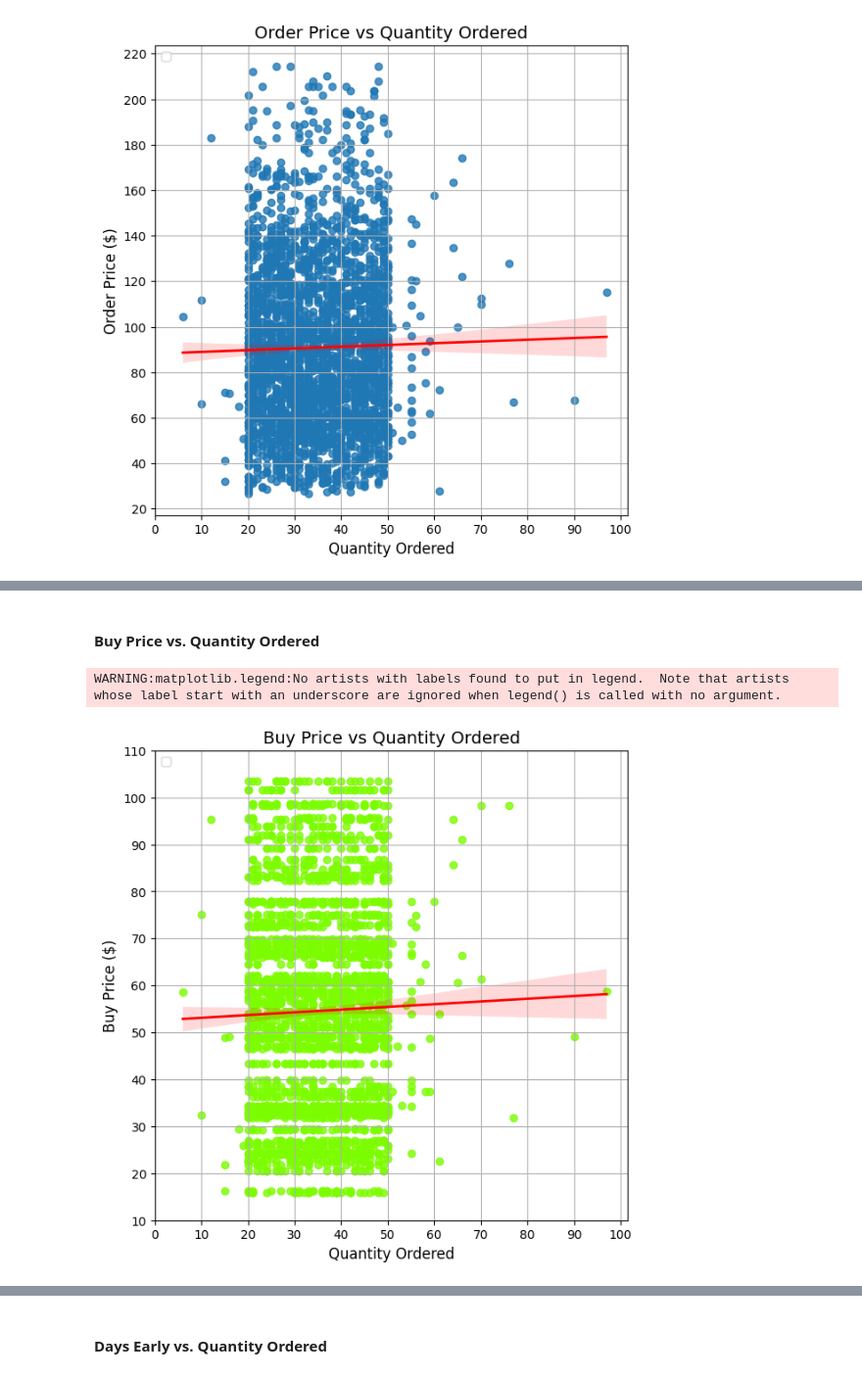
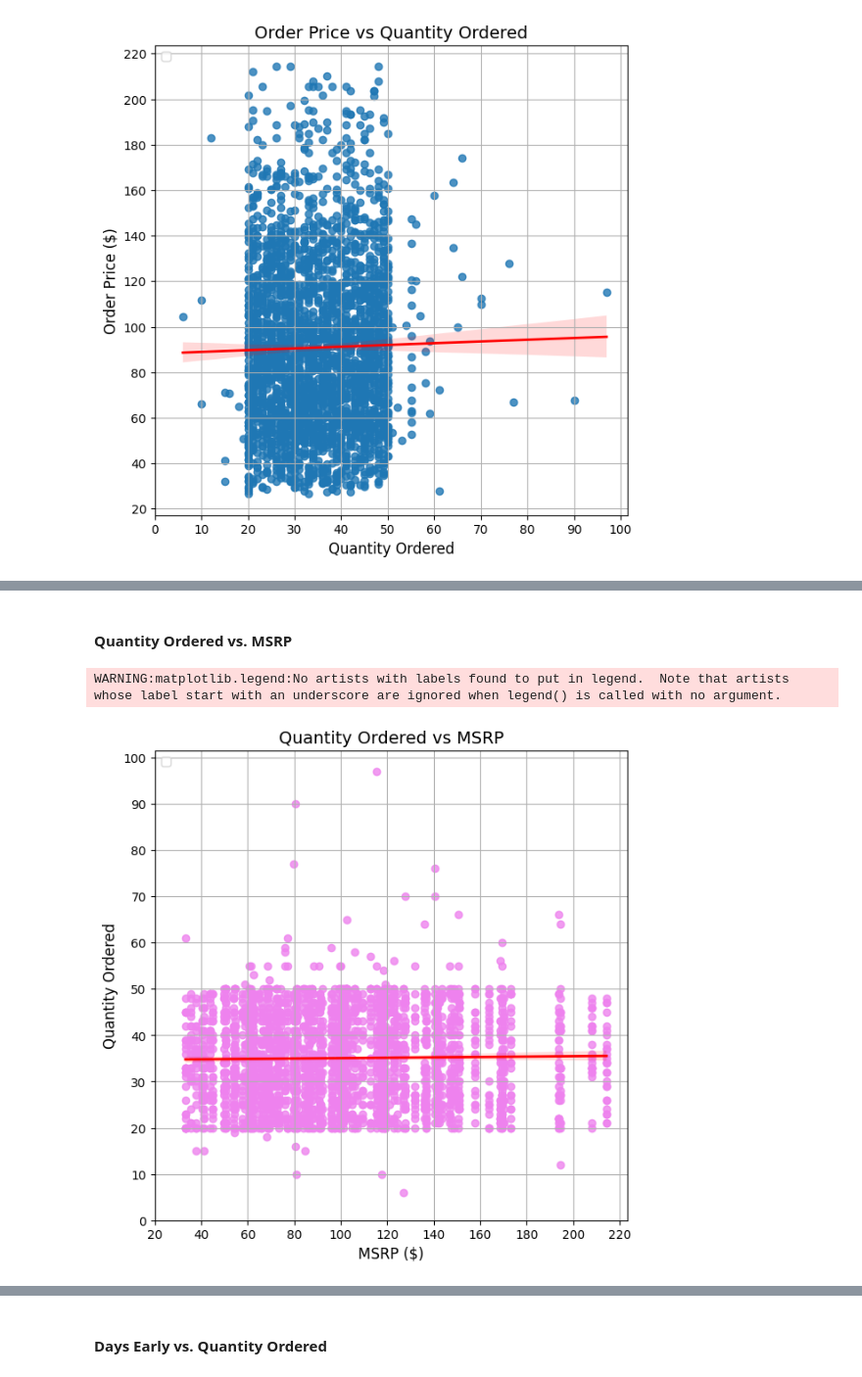
Before and after one commit to MarkLee7925/Customer-Database-Analysis, a Jupyter notebook: KMeans/CM_CustomerOrders_KMeans.ipynb, the cells around one changed output, grey strips where cells are left out. Shown at 98% size. Drawn from its saved outputs; the diff is of its cells as text; code cells hidden in the pictures.

Commit message:
Add files via upload
Updated graph formatting.

```diff
--- a/KMeans/CM_CustomerOrders_KMeans.ipynb
+++ b/KMeans/CM_CustomerOrders_KMeans.ipynb
@@ -527,25 +552,25 @@ WARNING:matplotlib.legend:No artists with labels found to put in legend.  Note t
 # %% [markdown]
-#### Buy Price vs. Quantity Ordered
+#### Quantity Ordered vs. MSRP
 # %%
 # Define figure
-bp_quantity = plt.figure(figsize=(7,7))
+msrp_quantity = plt.figure(figsize=(7,7))
 
-# Buy Price vs. Quantity Ordered
-bp_quantity = sns.regplot(x=df['quantityOrdered'], y=df['buyPrice'],
-                             color='lawngreen', line_kws={"lw": 2, "color": "red"})
+# MSRP vs. Quantity Ordered
+msrp_quantity = sns.regplot(x=df['MSRP'], y=df['quantityOrdered'],
+                             color='violet', line_kws={"lw": 2, "color": "red"})
 # Adjust X and Y-Axes range
-plt.xticks(np.arange(0, 110, 10))
-plt.yticks(np.arange(10, 120, 10))
+plt.xticks(np.arange(20, 240, 20))
+plt.yticks(np.arange(0, 110, 10))
 # Plot title and labels
-plt.xlabel('Quantity Ordered', fontsize=12)
-plt.ylabel('Buy Price ($)', fontsize=12)
-plt.title('Buy Price vs Quantity Ordered', fontsize=14)
+plt.xlabel('MSRP ($)', fontsize=12)
+plt.ylabel('Quantity Ordered', fontsize=12)
+plt.title('Quantity Ordered vs MSRP', fontsize=14)
 # Plot legend and grid
 plt.legend(loc='upper left')
 plt.grid(True)
 
 # Show figure
 plt.show()
 # %% [output]
 WARNING:matplotlib.legend:No artists with labels found to put in legend.  Note that artists whose label start with an underscore are ignored when legend() is called with no argument.
-[figure, old version]
+[figure, new version]
```
Also changed, not shown: parts of 11 cells of this notebook.
